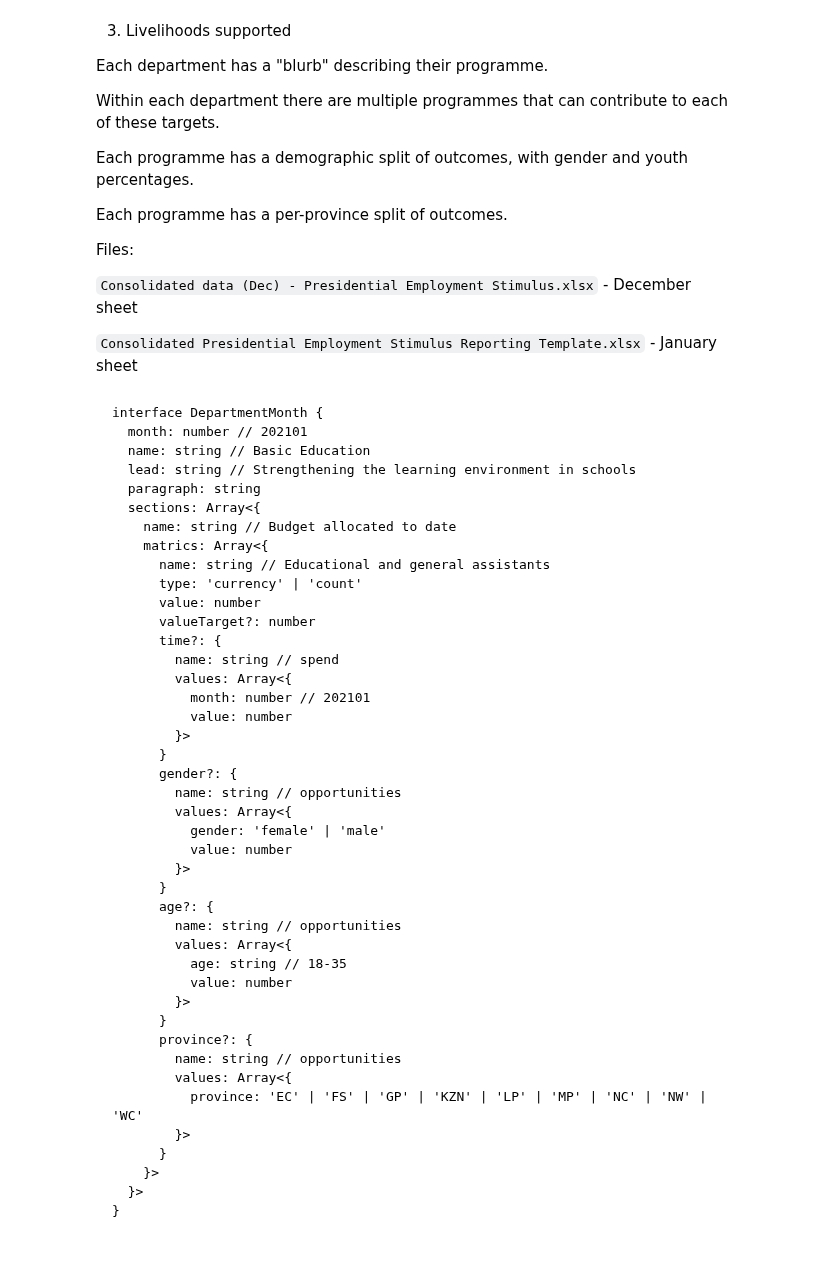
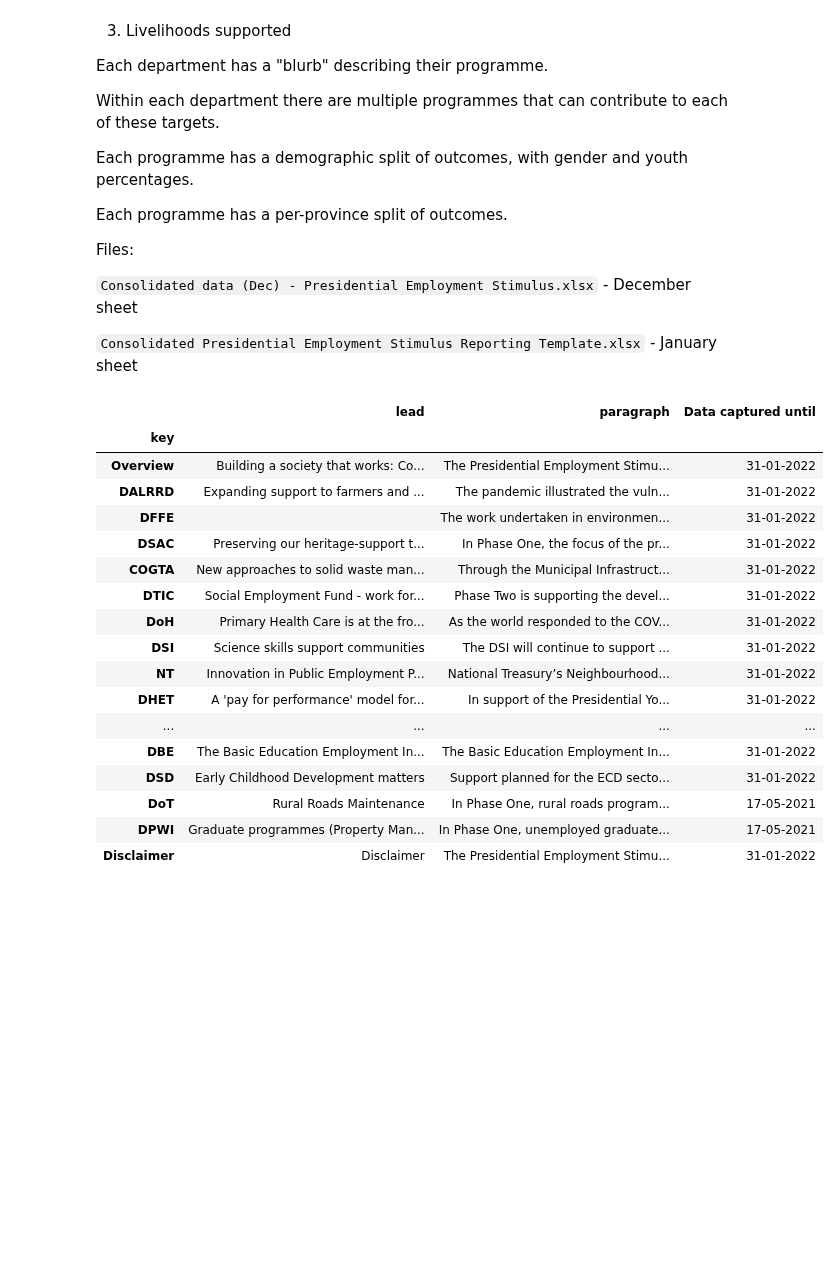
Before and after one commit to OpenUpSA/presidential-employment-stimulus, a Jupyter notebook: notebooks/p-e_to_json.ipynb, the cells around one changed output. Drawn from its saved outputs; the diff is of its cells as text; code cells hidden in the pictures; blank space fills up the shorter version.

````diff
--- a/notebooks/p-e_to_json.ipynb
+++ b/notebooks/p-e_to_json.ipynb
@@ -92 +108,29 @@ description_df = pd.read_excel(
+# %%
+description_df = pd.read_excel(
+    phase2_excel,
+    sheet_name="Department Descriptions",
+    names=['key', 'lead', 'paragraph', 'Data captured until'],
+    usecols=range(4),
+    index_col=0
+).dropna()
+description_df
+# %% [output]
+|  | lead | paragraph | Data captured until |
+| key |  |  |  |
+| Overview | Building a society that works: Co... | The Presidential Employment Stimu... | 31-01-2022 |
+| DALRRD | Expanding support to farmers and ... | The pandemic illustrated the vuln... | 31-01-2022 |
+| DFFE |  | The work undertaken in environmen... | 31-01-2022 |
+| DSAC | Preserving our heritage-support t... | In Phase One, the focus of the pr... | 31-01-2022 |
+| COGTA | New approaches to solid waste man... | Through the Municipal Infrastruct... | 31-01-2022 |
+| DTIC | Social Employment Fund - work for... | Phase Two is supporting the devel... | 31-01-2022 |
+| DoH | Primary Health Care is at the fro... | As the world responded to the COV... | 31-01-2022 |
+| DSI | Science skills support communities | The DSI will continue to support ... | 31-01-2022 |
+| NT | Innovation in Public Employment P... | National Treasury’s Neighbourhood... | 31-01-2022 |
+| DHET | A 'pay for performance' model for... | In support of the Presidential Yo... | 31-01-2022 |
+| ... | ... | ... | ... |
+| DBE | The Basic Education Employment In... | The Basic Education Employment In... | 31-01-2022 |
+| DSD | Early Childhood Development matters | Support planned for the ECD secto... | 31-01-2022 |
+| DoT | Rural Roads Maintenance | In Phase One, rural roads program... | 17-05-2021 |
+| DPWI | Graduate programmes (Property Man... | In Phase One, unemployed graduate... | 17-05-2021 |
+| Disclaimer | Disclaimer | The Presidential Employment Stimu... | 31-01-2022 |
 # %%
@@ -175,45 +178,0 @@ demographic_df.department = demographic_df.department.fillna(method="pad")
-# %% [markdown]
-```
-interface DepartmentMonth {
-  month: number // 202101
-  name: string // Basic Education
-  lead: string // Strengthening the learning environment in schools
-  paragraph: string
-  sections: Array<{
-    name: string // Budget allocated to date
-    matrics: Array<{
-      name: string // Educational and general assistants
-      type: 'currency' | 'count'
-      value: number
-      valueTarget?: number
-      time?: {
-        name: string // spend
-        values: Array<{
-          month: number // 202101
-          value: number
-        }>
-      }
-      gender?: {
-        name: string // opportunities
-        values: Array<{
-          gender: 'female' | 'male'
-          value: number
-        }>
-      }
-      age?: {
-        name: string // opportunities
-        values: Array<{
-          age: string // 18-35
-          value: number
-        }>
-      }
-      province?: {
-        name: string // opportunities
-        values: Array<{
-          province: 'EC' | 'FS' | 'GP' | 'KZN' | 'LP' | 'MP' | 'NC' | 'NW' | 'WC'
-        }>
-      }
-    }>
-  }>
-}
-```
````
Also changed, not shown: parts of 30 cells of this notebook, 3 other files.
